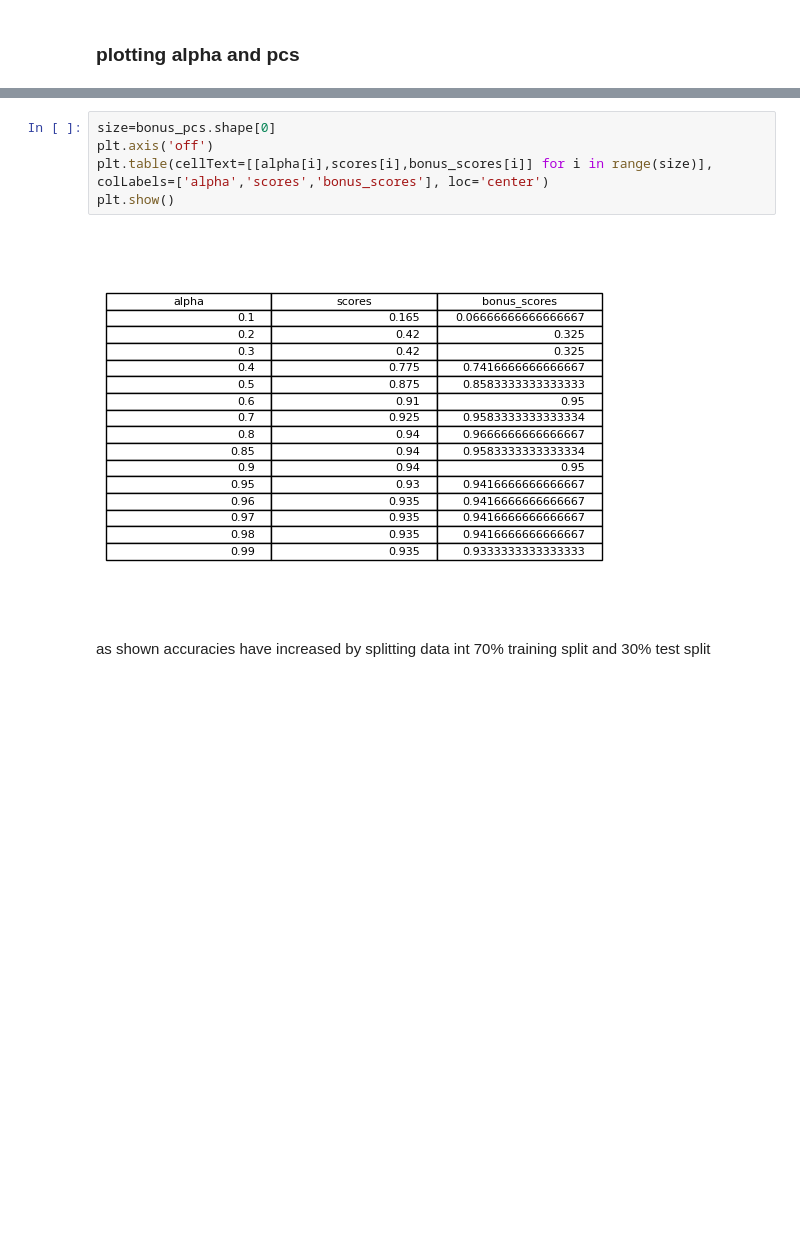
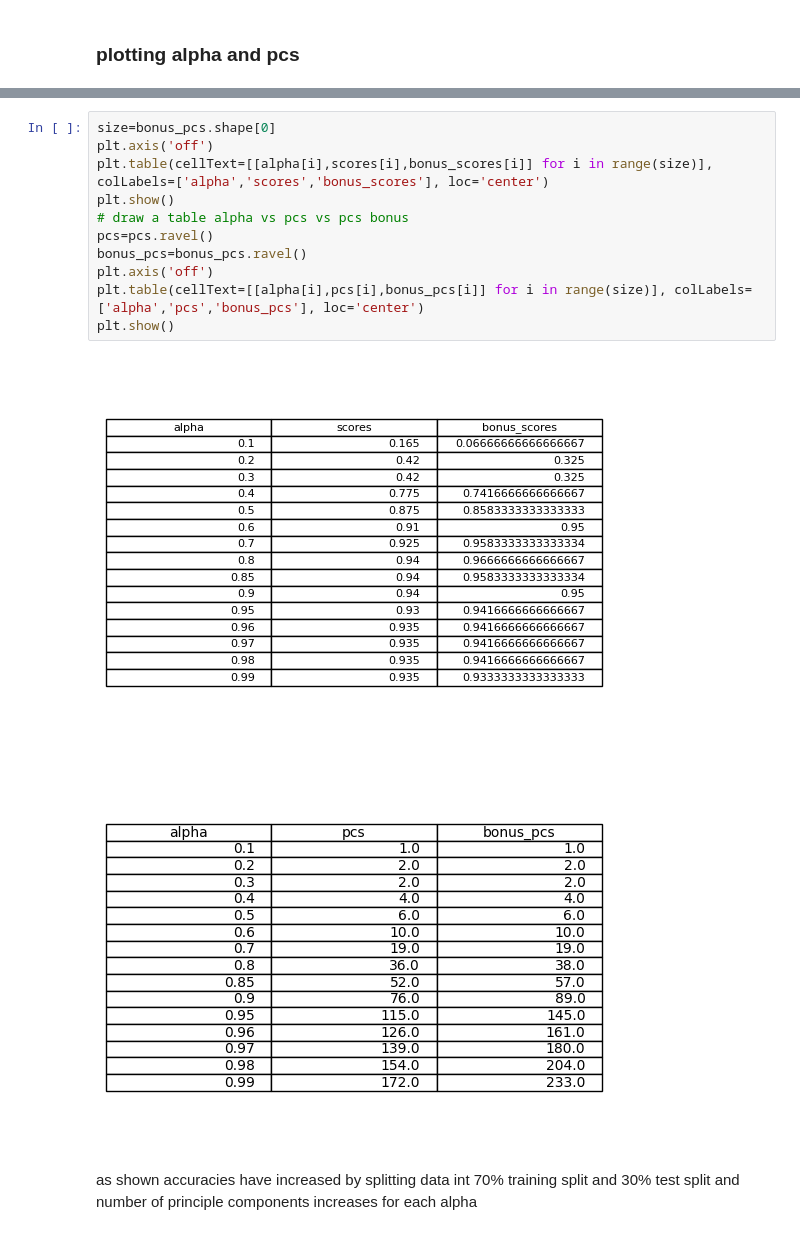
Before and after one commit to yousefkotp/Face-Recognition-Using-PCA-LDA, a Jupyter notebook: main.ipynb, the cells around one changed output, grey strips where cells are left out. Drawn from its saved outputs; the diff is of its cells as text; blank space fills up the shorter version.

```diff
--- a/main.ipynb
+++ b/main.ipynb
@@ -250,9 +253,16 @@ plt.show()
 # %%
 size=bonus_pcs.shape[0]
 plt.axis('off')
 plt.table(cellText=[[alpha[i],scores[i],bonus_scores[i]] for i in range(size)], colLabels=['alpha','scores','bonus_scores'], loc='center')
 plt.show()
+# draw a table alpha vs pcs vs pcs bonus
+pcs=pcs.ravel()
+bonus_pcs=bonus_pcs.ravel()
+plt.axis('off')
+plt.table(cellText=[[alpha[i],pcs[i],bonus_pcs[i]] for i in range(size)], colLabels=['alpha','pcs','bonus_pcs'], loc='center')
+plt.show()
 # %% [output]
 [figure]
+[figure, added]
 # %% [markdown]
-as shown accuracies have increased by splitting data int 70% training split and 30% test split
+as shown accuracies have increased by splitting data int 70% training split and 30% test split and number of principle components increases for each alpha
```
Also changed, not shown: parts of 1 cell of this notebook.
